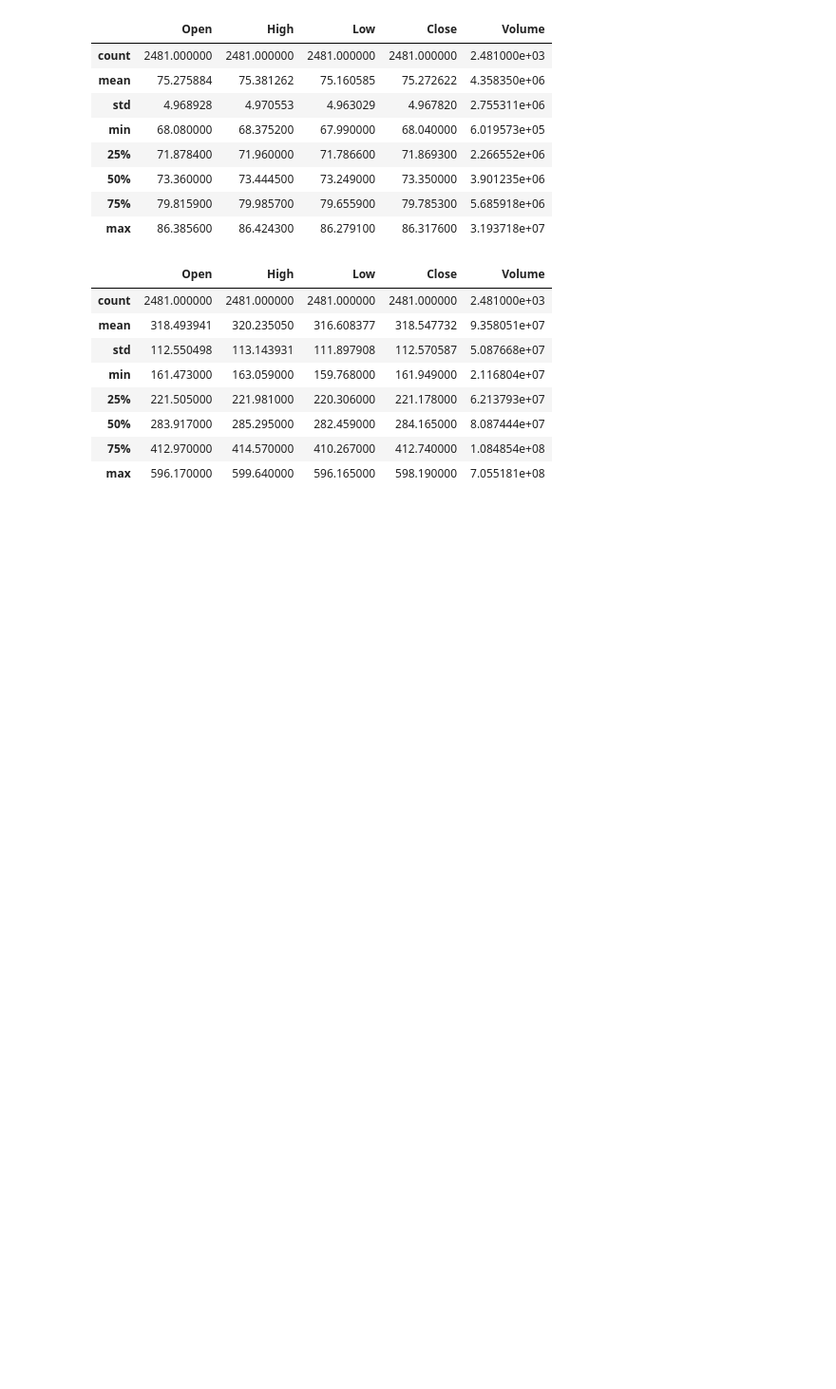
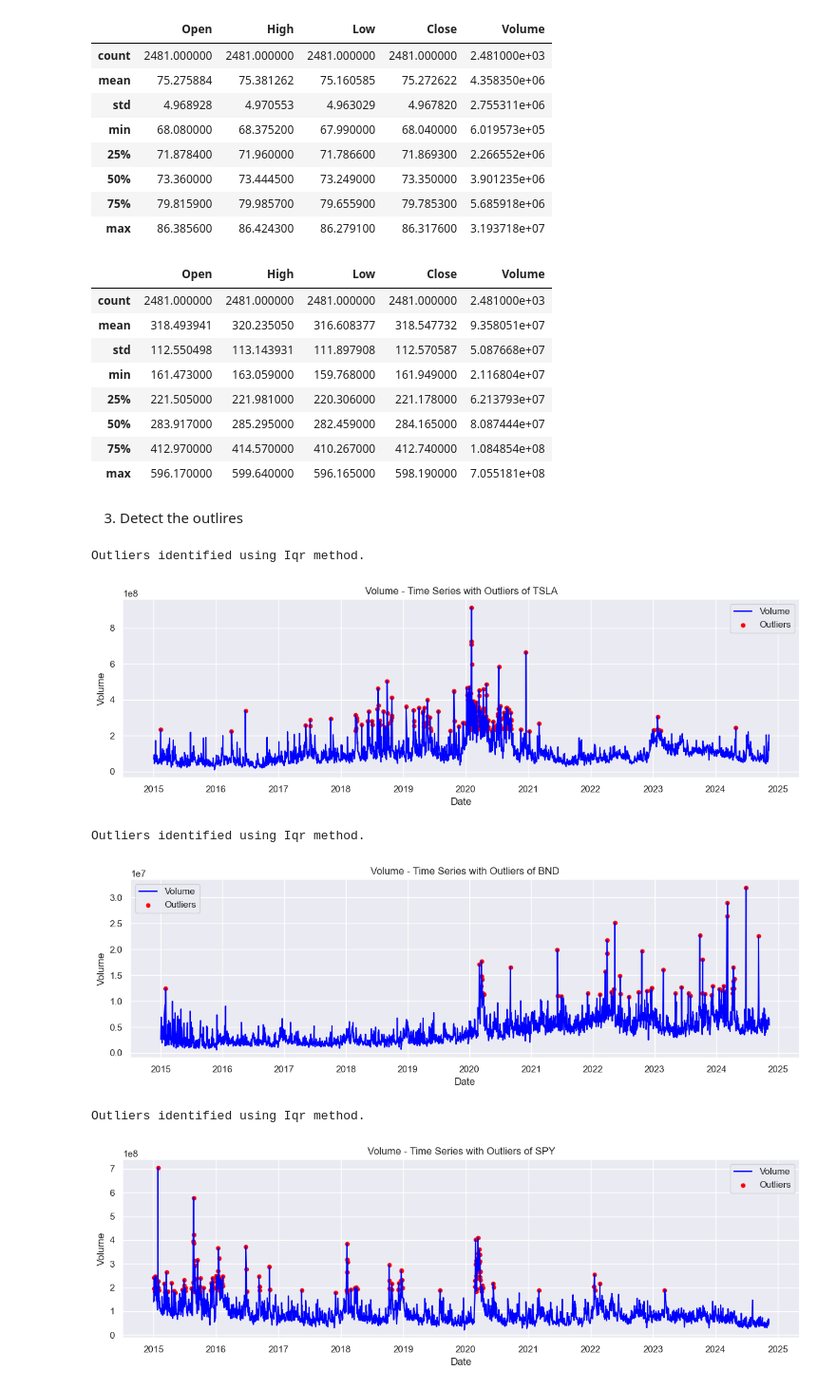
Before and after one commit to WildCayote/GMF-Investments-Portfolio-Management, a Jupyter notebook: notebooks/date_preprocessing.ipynb, the cells around one changed output. Shown: that part at 95% size. Cells and saved outputs as stored; diff of their text form; code cells hidden in the pictures; blank space fills up the shorter version.

Commit message:
Feat: Investigated outlires

```diff
--- a/notebooks/date_preprocessing.ipynb
+++ b/notebooks/date_preprocessing.ipynb
@@ -103,3 +103,21 @@ spy.describe()
 | 50% | 283.917000 | 285.295000 | 282.459000 | 284.165000 | 8.087444e+07 |
 | 75% | 412.970000 | 414.570000 | 410.267000 | 412.740000 | 1.084854e+08 |
 | max | 596.170000 | 599.640000 | 596.165000 | 598.190000 | 7.055181e+08 |
+# %% [markdown]
+3) Detect the outlires
+# %%
+tsla_outliers = preprocessor.identify_outliers(tsla)
+preprocessor.visualize_outliers(tsla, tsla_outliers, 'TSLA')
+
+bnd_outliers = preprocessor.identify_outliers(bnd)
+preprocessor.visualize_outliers(bnd, bnd_outliers, 'BND')
+
+spy_outliers= preprocessor.identify_outliers(spy)
+preprocessor.visualize_outliers(spy, spy_outliers, 'SPY')
+# %% [output]
+Outliers identified using Iqr method.
+[figure, added]
+Outliers identified using Iqr method.
+[figure, added]
+Outliers identified using Iqr method.
+[figure, added]
```
Also changed, not shown: 1 other file.
